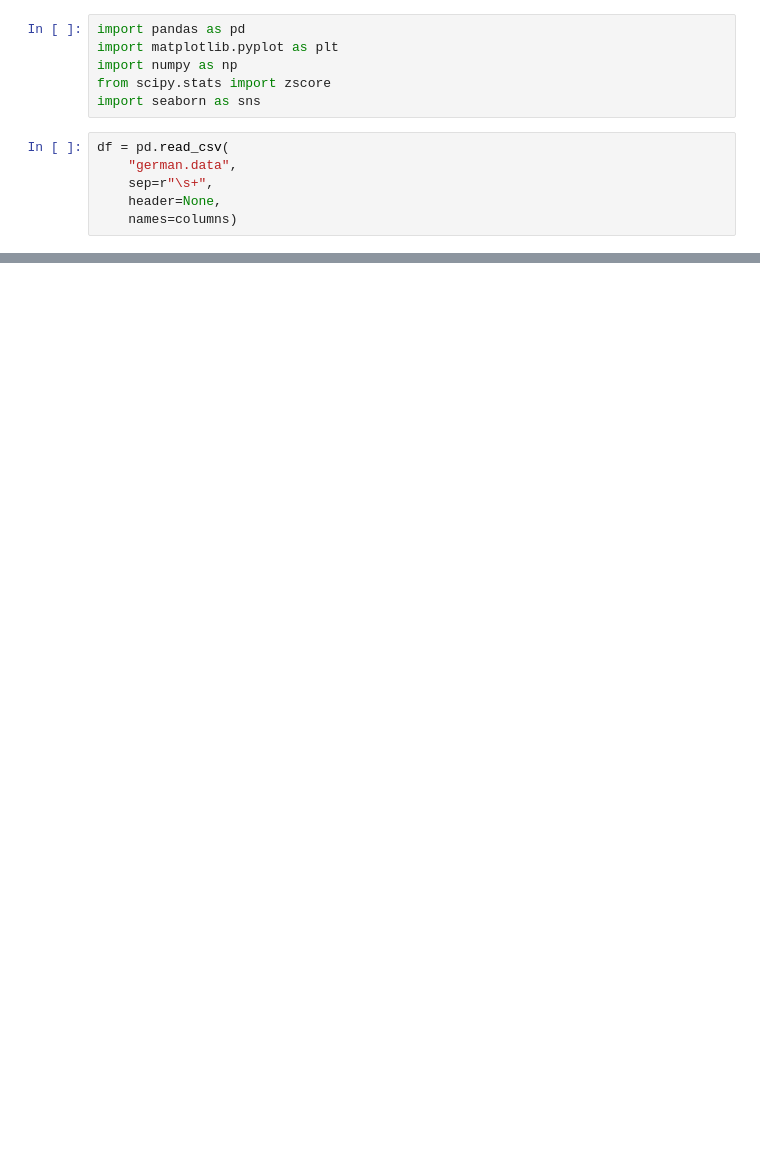
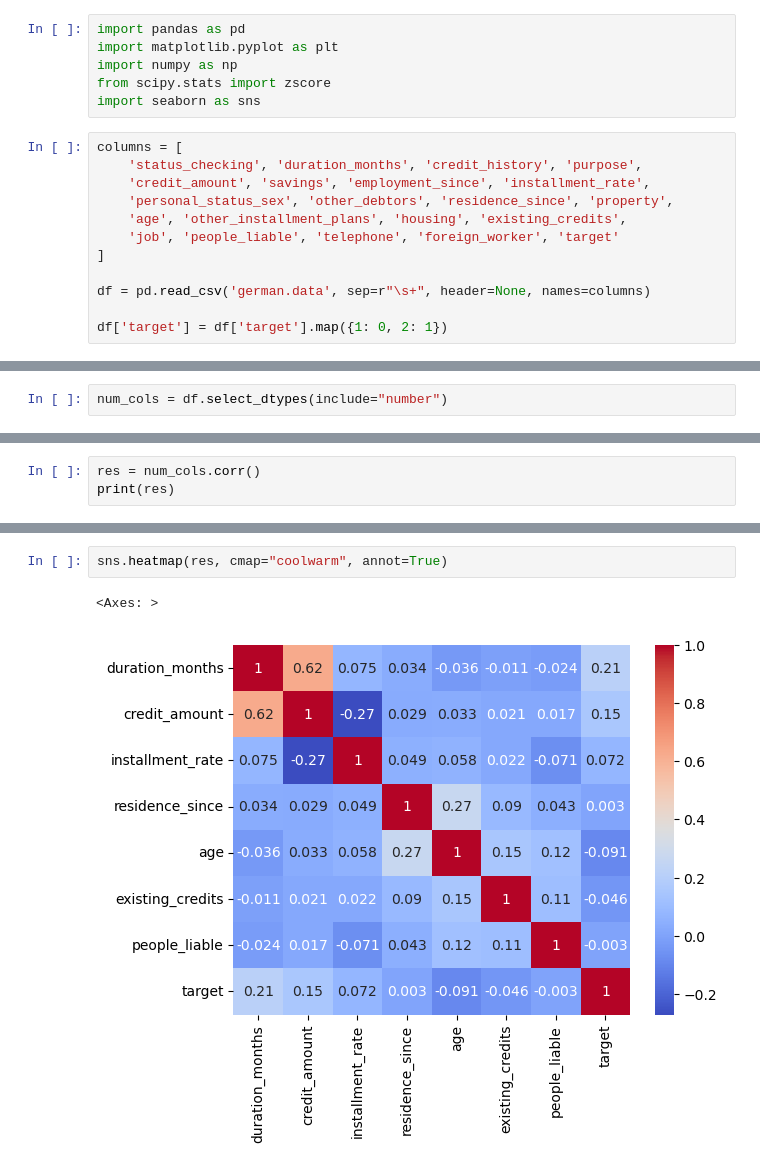
Before and after one commit to ElzaNiyazbekova/ML, a Jupyter notebook: 3.ipynb, the cells around one changed output, grey strips where cells are left out. Drawn from its saved outputs; the diff is of its cells as text; blank space fills up the shorter version.

```diff
--- a/3.ipynb
+++ b/3.ipynb
@@ -5,8 +5,14 @@ import numpy as np
 from scipy.stats import zscore
 import seaborn as sns
 # %%
-df = pd.read_csv(
-    "german.data",
-    sep=r"\s+",
-    header=None,
-    names=columns)
+columns = [
+    'status_checking', 'duration_months', 'credit_history', 'purpose',
+    'credit_amount', 'savings', 'employment_since', 'installment_rate',
+    'personal_status_sex', 'other_debtors', 'residence_since', 'property',
+    'age', 'other_installment_plans', 'housing', 'existing_credits',
+    'job', 'people_liable', 'telephone', 'foreign_worker', 'target'
+]
+
+df = pd.read_csv('german.data', sep=r"\s+", header=None, names=columns)
+
+df['target'] = df['target'].map({1: 0, 2: 1})
@@ -14,0 +96,2 @@ NameError: name 'columns' is not defined
+# %%
+num_cols = df.select_dtypes(include="number")
@@ -14,0 +128,3 @@ NameError: name 'columns' is not defined
+# %%
+res = num_cols.corr()
+print(res)
@@ -14,0 +149,5 @@ NameError: name 'columns' is not defined
+# %%
+sns.heatmap(res, cmap="coolwarm", annot=True)
+# %% [output]
+<Axes: >
+[figure, added]
```
Also changed, not shown: parts of 33 cells of this notebook, 5 other files.
